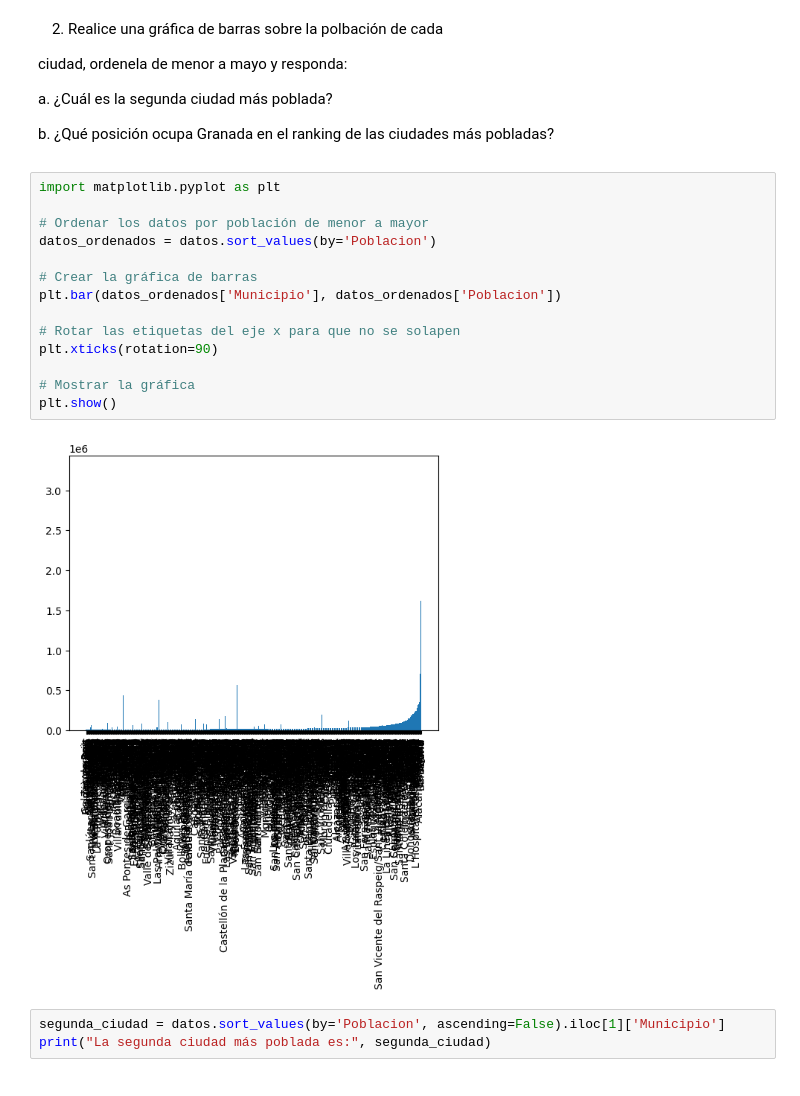
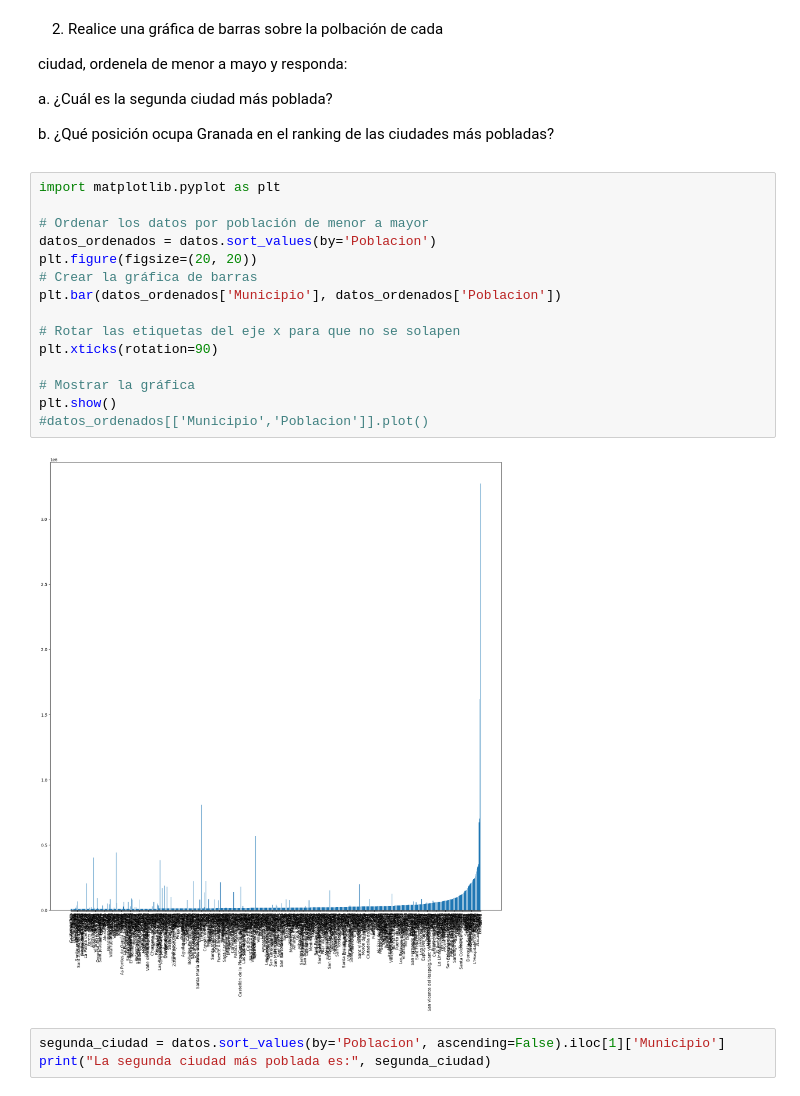
Before and after one commit to ronaldbailey/Laboratorio-3, a Jupyter notebook: Laboratorio3.ipynb, the cells around one changed output. Cells and saved outputs as stored; diff of their text form.

```diff
--- a/Laboratorio3.ipynb
+++ b/Laboratorio3.ipynb
@@ -236,19 +234,20 @@ las ciudades más pobladas?
 # %%
 import matplotlib.pyplot as plt
 
 # Ordenar los datos por población de menor a mayor
 datos_ordenados = datos.sort_values(by='Poblacion')
-
+plt.figure(figsize=(20, 20))
 # Crear la gráfica de barras
 plt.bar(datos_ordenados['Municipio'], datos_ordenados['Poblacion'])
 
 # Rotar las etiquetas del eje x para que no se solapen
 plt.xticks(rotation=90)
 
 # Mostrar la gráfica
 plt.show()
+#datos_ordenados[['Municipio','Poblacion']].plot()
 # %% [output]
-[figure, old version]
+[figure, new version]
 # %%
 segunda_ciudad = datos.sort_values(by='Poblacion', ascending=False).iloc[1]['Municipio']
 print("La segunda ciudad más poblada es:", segunda_ciudad)
```
Also changed, not shown: parts of 1 cell of this notebook.
